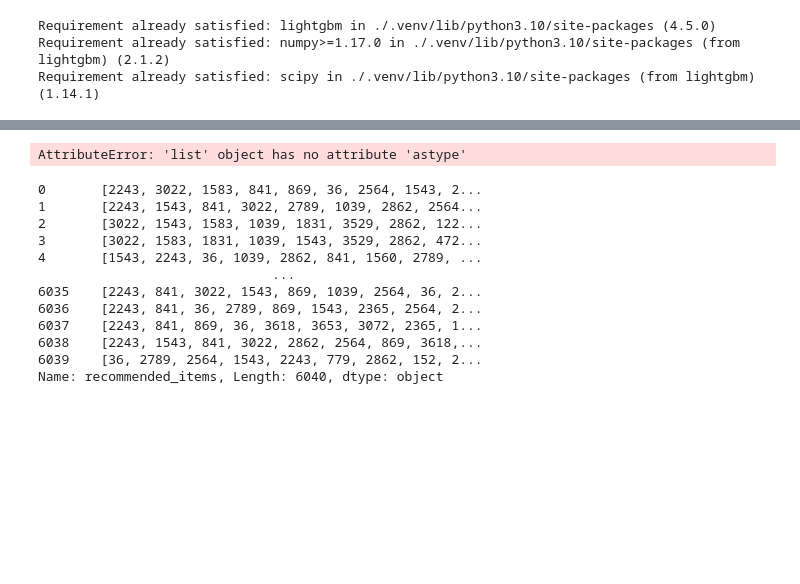
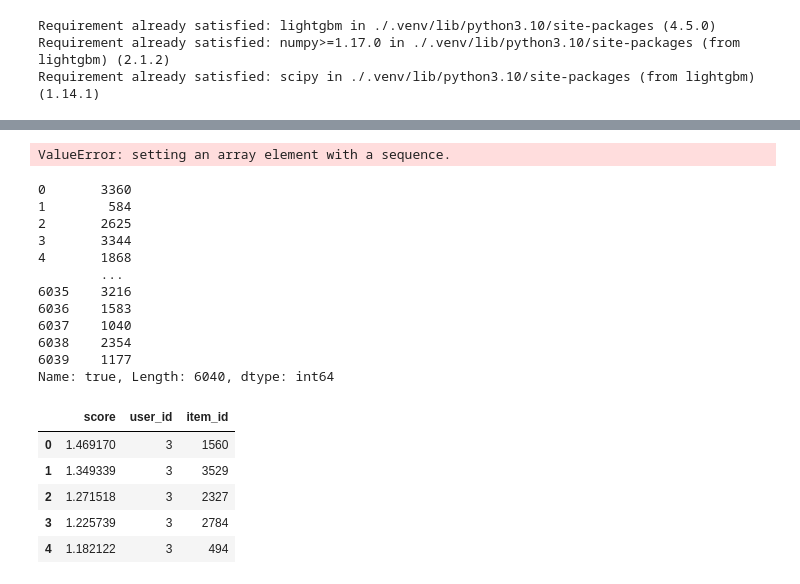
Before and after one commit to akzholba/RecSysCompetition, a Jupyter notebook: lightgbm.ipynb, the cells around one changed output, grey strips where cells are left out. Cells and saved outputs as stored; diff of their text form; code cells hidden in the pictures; blank space fills up the shorter version.

```diff
--- a/lightgbm.ipynb
+++ b/lightgbm.ipynb
@@ -112,19 +115,33 @@ recommendations_test.to_csv('recommendations_lightGBM.csv', index=False)
+# %%
+from recall_at_k import *
+recall_at_k(recommendations_test, k = 10, y_test = 'true', y_pred = 'recommended_items')
+# %% [output]
+ValueError: setting an array element with a sequence.
 # %%
-recommendations_test = recommendations_test['recommended_items'].apply(lambda x: [str(a) for a in x]).apply(lambda x: ' '.join())
+recommendations_test['recommended_items'] = recommendations_test['recommended_items'].apply(lambda x: [str(a) for a in x]).apply(lambda x: ' '.join(x))
+recommendations_test.to_csv('recommendations_lightGBM.csv', index=False)
-# %% [output]
-AttributeError: 'list' object has no attribute 'astype'
 # %%
-recommendations_test['recommended_items']
+recommendations_test['true']
 # %% [output]
-0       [2243, 3022, 1583, 841, 869, 36, 2564, 1543, 2...
-1       [2243, 1543, 841, 3022, 2789, 1039, 2862, 2564...
-2       [3022, 1543, 1583, 1039, 1831, 3529, 2862, 122...
-3       [3022, 1583, 1831, 1039, 1543, 3529, 2862, 472...
-4       [1543, 2243, 36, 1039, 2862, 841, 1560, 2789, ...
-                              ...
-6035    [2243, 841, 3022, 1543, 869, 1039, 2564, 36, 2...
-6036    [2243, 841, 36, 2789, 869, 1543, 2365, 2564, 2...
-6037    [2243, 841, 869, 36, 3618, 3653, 3072, 2365, 1...
-6038    [2243, 1543, 841, 3022, 2862, 2564, 869, 3618,...
-6039    [36, 2789, 2564, 1543, 2243, 779, 2862, 152, 2...
-Name: recommended_items, Length: 6040, dtype: object
+0       3360
+1        584
+2       2625
+3       3344
+4       1868
+        ...
+6035    3216
+6036    1583
+6037    1040
+6038    2354
+6039    1177
+Name: true, Length: 6040, dtype: int64
+# %%
+import pandas as pd
+data_BERT = pd.read_csv('recommendations_BERT.csv')
+# %% [output]
+|  | score | user_id | item_id |
+| 0 | 1.469170 | 3 | 1560 |
+| 1 | 1.349339 | 3 | 3529 |
+| 2 | 1.271518 | 3 | 2327 |
+| 3 | 1.225739 | 3 | 2784 |
+| 4 | 1.182122 | 3 | 494 |
```
Also changed, not shown: parts of 11 cells of this notebook, 2 other files.
